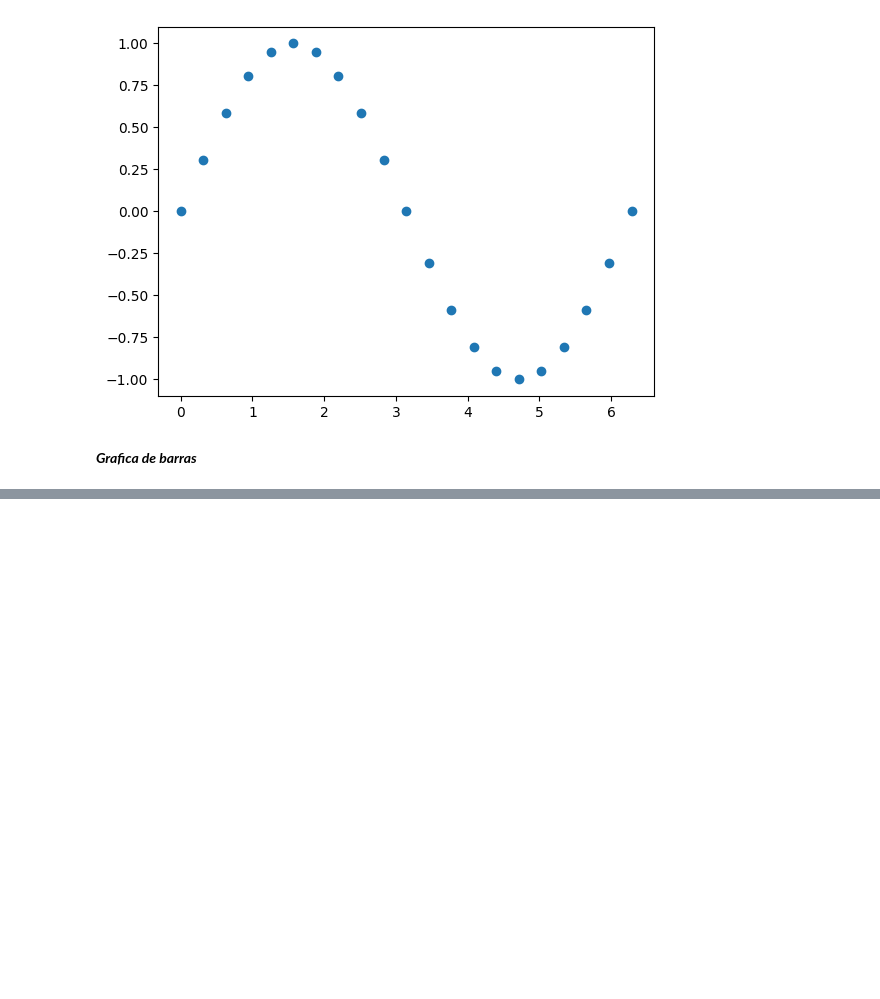
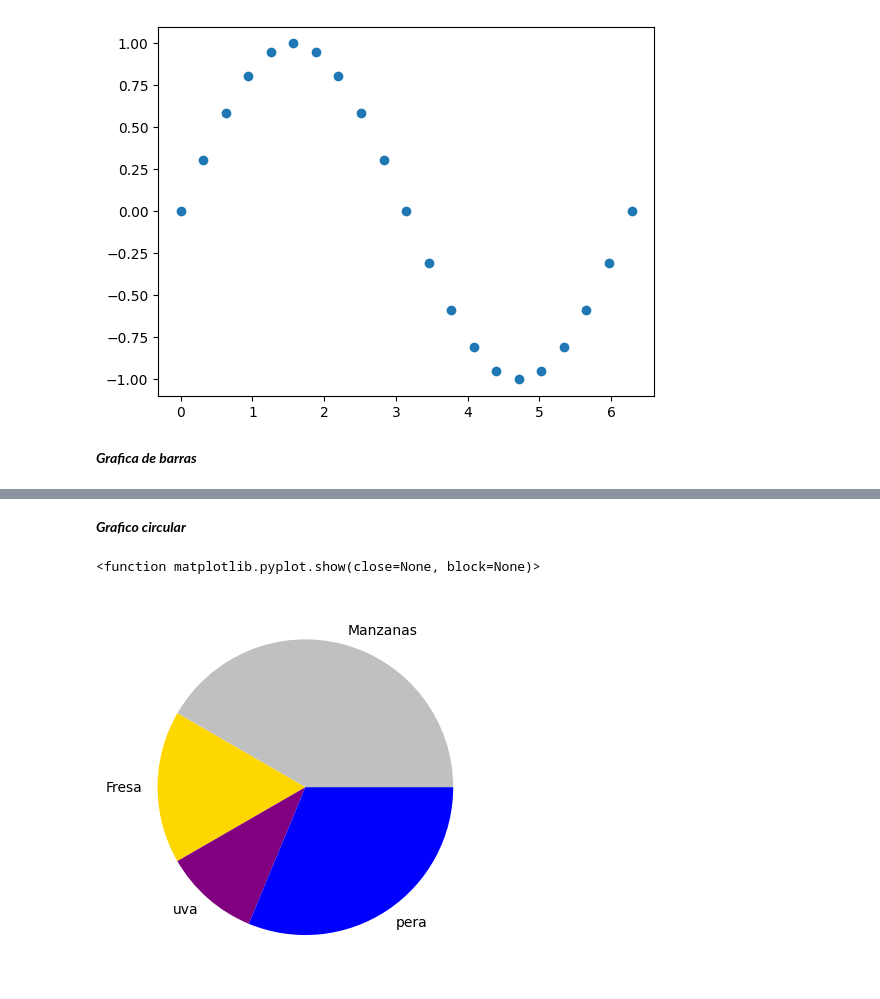
Before and after one commit to EndersonAs/reapaso, a Jupyter notebook: ejercicio_29_matplotlib.ipynb, the cells around one changed output, grey strips where cells are left out. Drawn from its saved outputs; the diff is of its cells as text; code cells hidden in the pictures; blank space fills up the shorter version.

```diff
--- a/ejercicio_29_matplotlib.ipynb
+++ b/ejercicio_29_matplotlib.ipynb
@@ -79,0 +109,11 @@ plt.show()
+# %% [markdown]
+***Grafico circular***
+# %%
+frutas =["Manzanas", "Fresa", "uva", "pera"]
+cantidad = [20,8,5,15]
+
+plt.pie(cantidad, labels=frutas, colors= colores )
+plt.show
+# %% [output]
+<function matplotlib.pyplot.show(close=None, block=None)>
+[figure, added]
```
Also changed, not shown: parts of 10 cells of this notebook.
